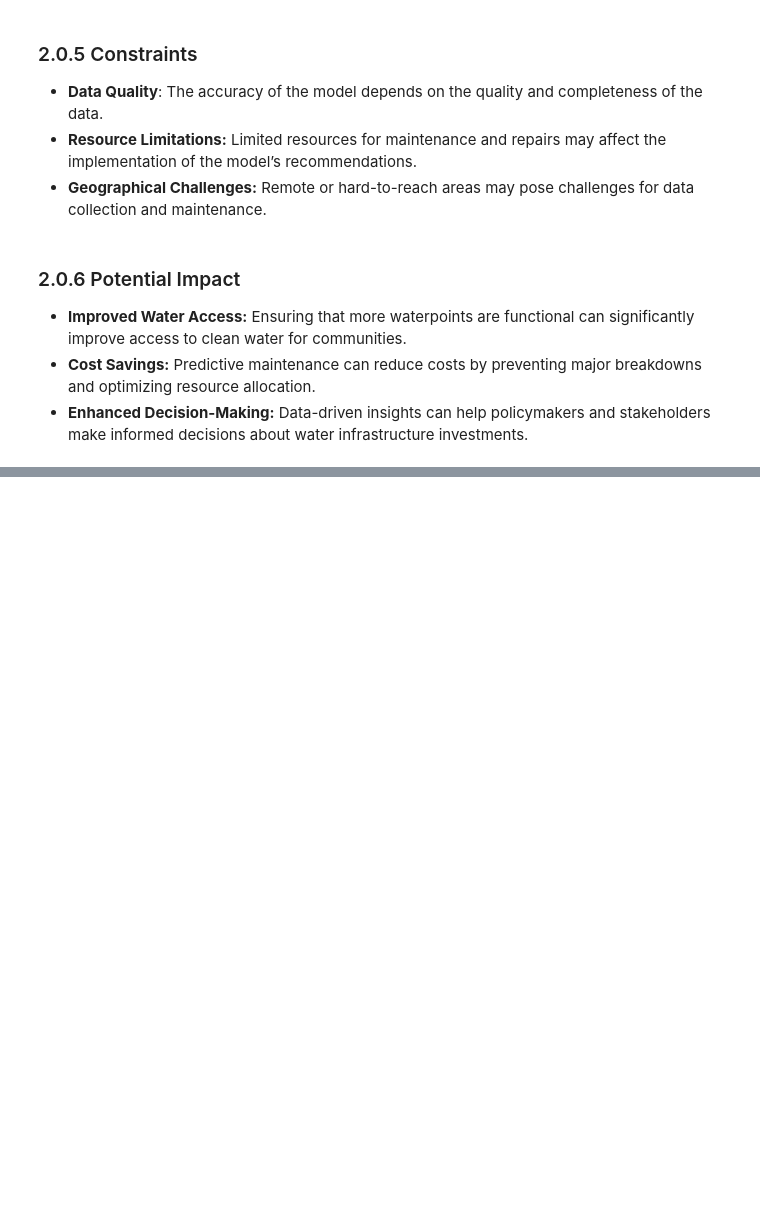
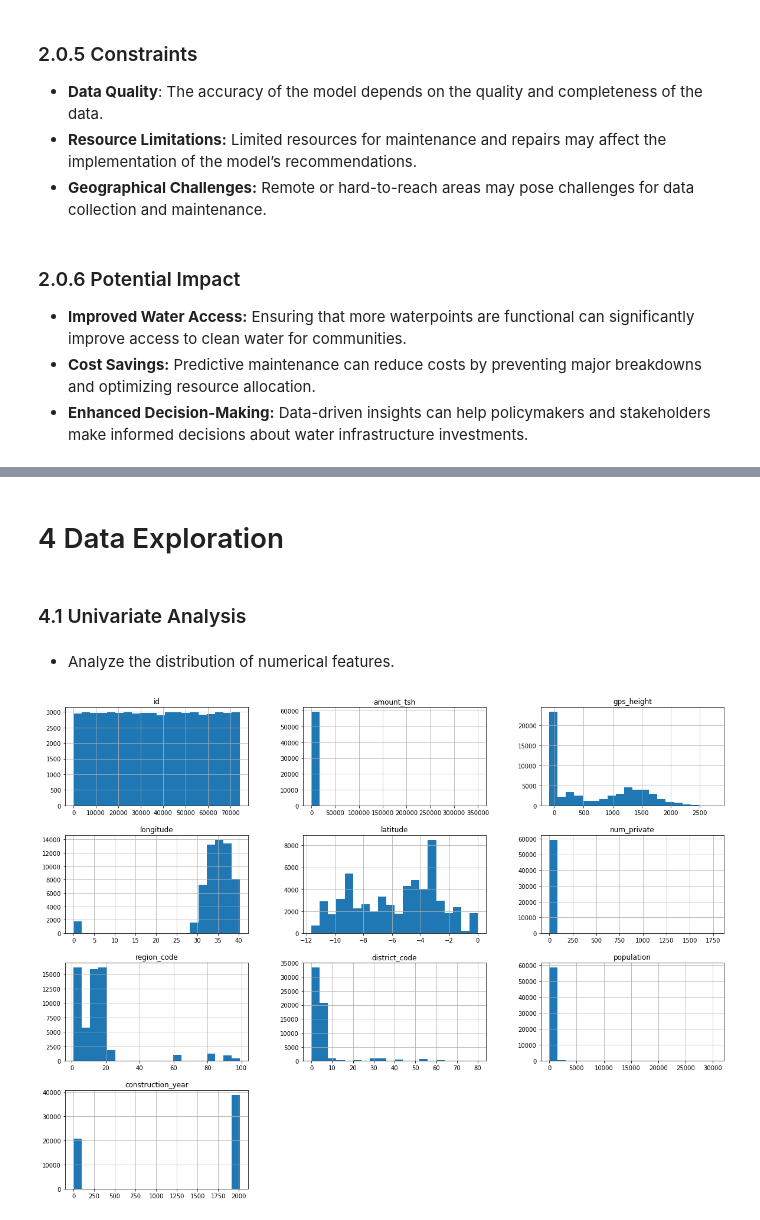
Before and after one commit to OchiengGideon/Phase-3-Project, a Jupyter notebook: index.ipynb, the cells around one changed output, grey strips where cells are left out. Drawn from its saved outputs; the diff is of its cells as text; code cells hidden in the pictures; blank space fills up the shorter version.

Commit message:
Univariate analysis

```diff
--- a/index.ipynb
+++ b/index.ipynb
@@ -37,0 +59,7 @@ make informed decisions about water infrastructure investments.
+# %%
+# Independent variables (features)
+train_values = pd.read_csv('Data/training_set_values.csv', index_col='id')
+# Dependent variable
+train_labels = pd.read_csv('Data/training_set_labels.csv', index_col='id')
+# Test Data
+test_data = pd.read_csv('Data/test_set_values.csv', index_col='id')
@@ -37,0 +106,6 @@ make informed decisions about water infrastructure investments.
+# %%
+# Merge the independent and dependent variables
+train_data = pd.merge(train_labels, train_values, how='inner', left_index=True,right_index=True)
+# setting a new index
+train_data = train_data.reset_index()
+#train_data = train_data.reset_index(drop=True)
@@ -37,0 +294,12 @@ make informed decisions about water infrastructure investments.
+# %% [markdown]
+# 4 Data Exploration
+# %% [markdown]
+### 4.1 Univariate Analysis
+# %% [markdown]
+- Analyze the distribution of numerical features.
+# %%
+# Distribution of numerical features
+train_data.hist(bins=20, figsize=(20, 15))
+plt.show()
+# %% [output]
+[figure, added]
```
Also changed, not shown: parts of 37 cells of this notebook.
